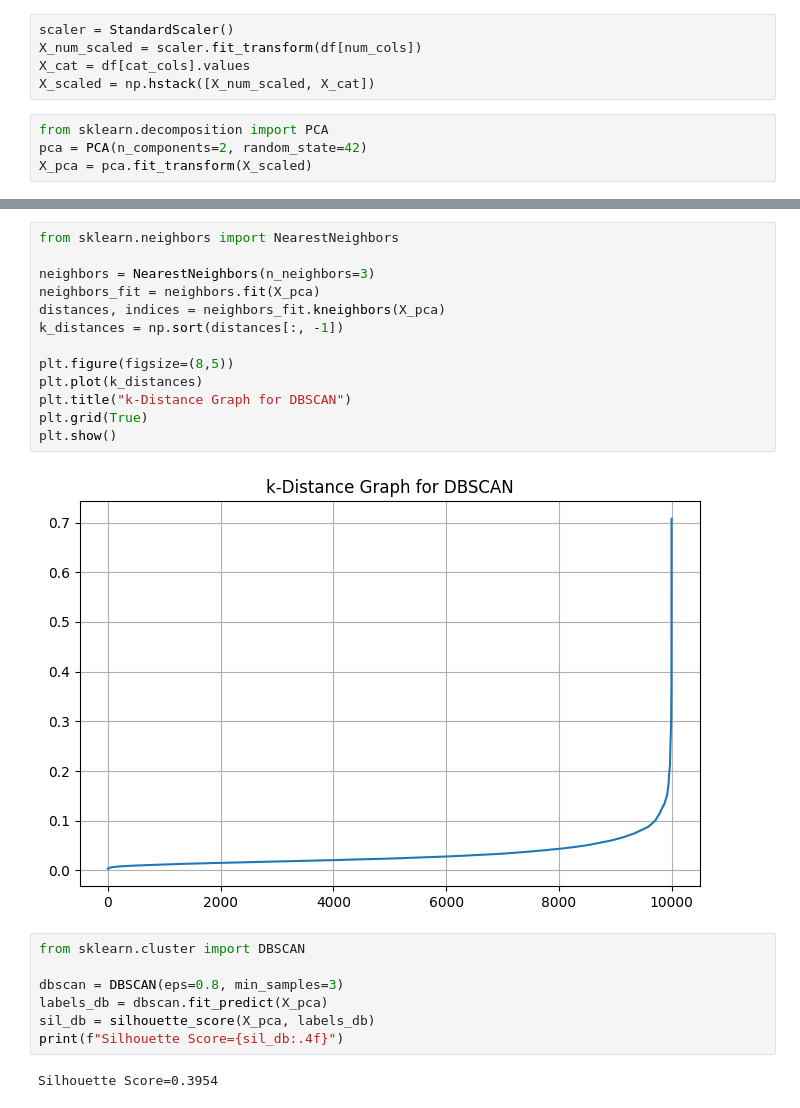
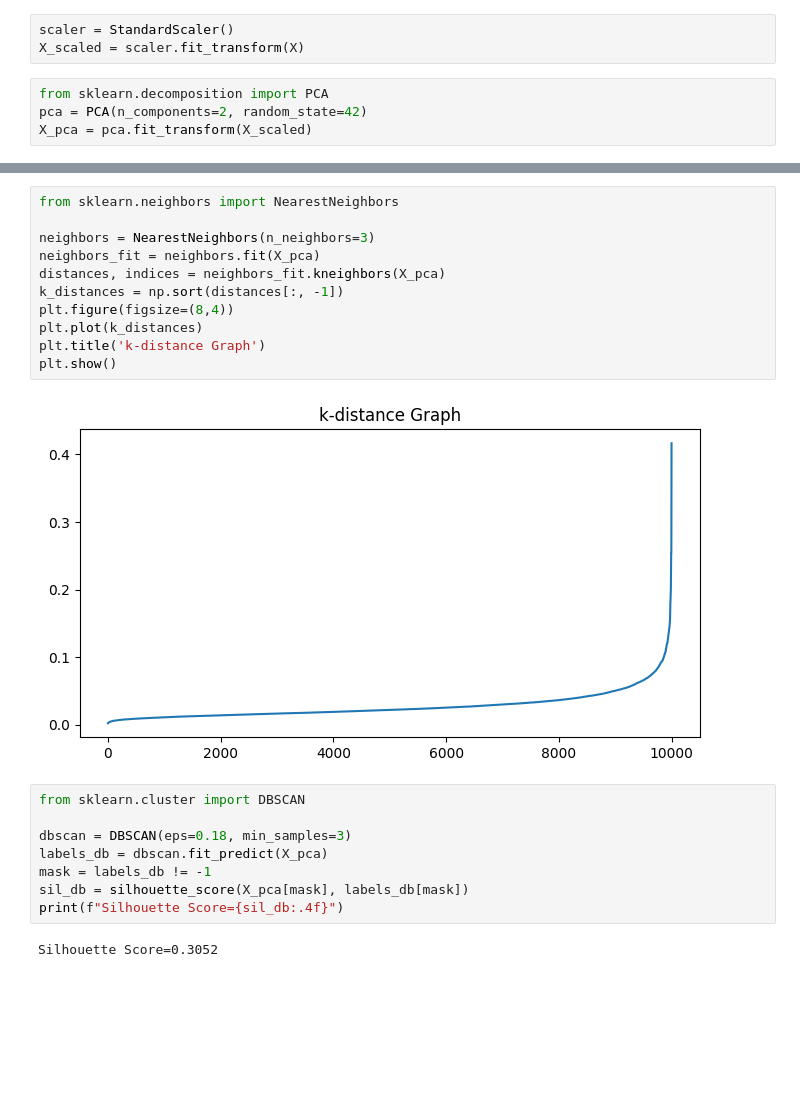
Before and after one commit to kanika-07cs/Coffee_Clustering_Task, a Jupyter notebook: Task.ipynb, the cells around one changed output, grey strips where cells are left out. Drawn from its saved outputs; the diff is of its cells as text; blank space fills up the shorter version.

```diff
--- a/Task.ipynb
+++ b/Task.ipynb
@@ -131,9 +131,7 @@ features = num_cols + cat_cols
 X=df[features]
 # %%
 scaler = StandardScaler()
-X_num_scaled = scaler.fit_transform(df[num_cols])
-X_cat = df[cat_cols].values
-X_scaled = np.hstack([X_num_scaled, X_cat])
+X_scaled = scaler.fit_transform(X)
 # %%
 from sklearn.decomposition import PCA
 pca = PCA(n_components=2, random_state=42)
@@ -207,24 +205,23 @@ plt.show()
 # %%
 from sklearn.neighbors import NearestNeighbors
 
 neighbors = NearestNeighbors(n_neighbors=3)
 neighbors_fit = neighbors.fit(X_pca)
 distances, indices = neighbors_fit.kneighbors(X_pca)
 k_distances = np.sort(distances[:, -1])
-
-plt.figure(figsize=(8,5))
+plt.figure(figsize=(8,4))
 plt.plot(k_distances)
-plt.title("k-Distance Graph for DBSCAN")
-plt.grid(True)
+plt.title('k-distance Graph')
 plt.show()
 # %% [output]
-[figure, old version]
+[figure, new version]
 # %%
 from sklearn.cluster import DBSCAN
 
-dbscan = DBSCAN(eps=0.8, min_samples=3)
+dbscan = DBSCAN(eps=0.18, min_samples=3)
 labels_db = dbscan.fit_predict(X_pca)
-sil_db = silhouette_score(X_pca, labels_db)
+mask = labels_db != -1
+sil_db = silhouette_score(X_pca[mask], labels_db[mask])
 print(f"Silhouette Score={sil_db:.4f}")
 # %% [output]
-Silhouette Score=0.3954
+Silhouette Score=0.3052
```
Also changed, not shown: parts of 5 cells of this notebook.
